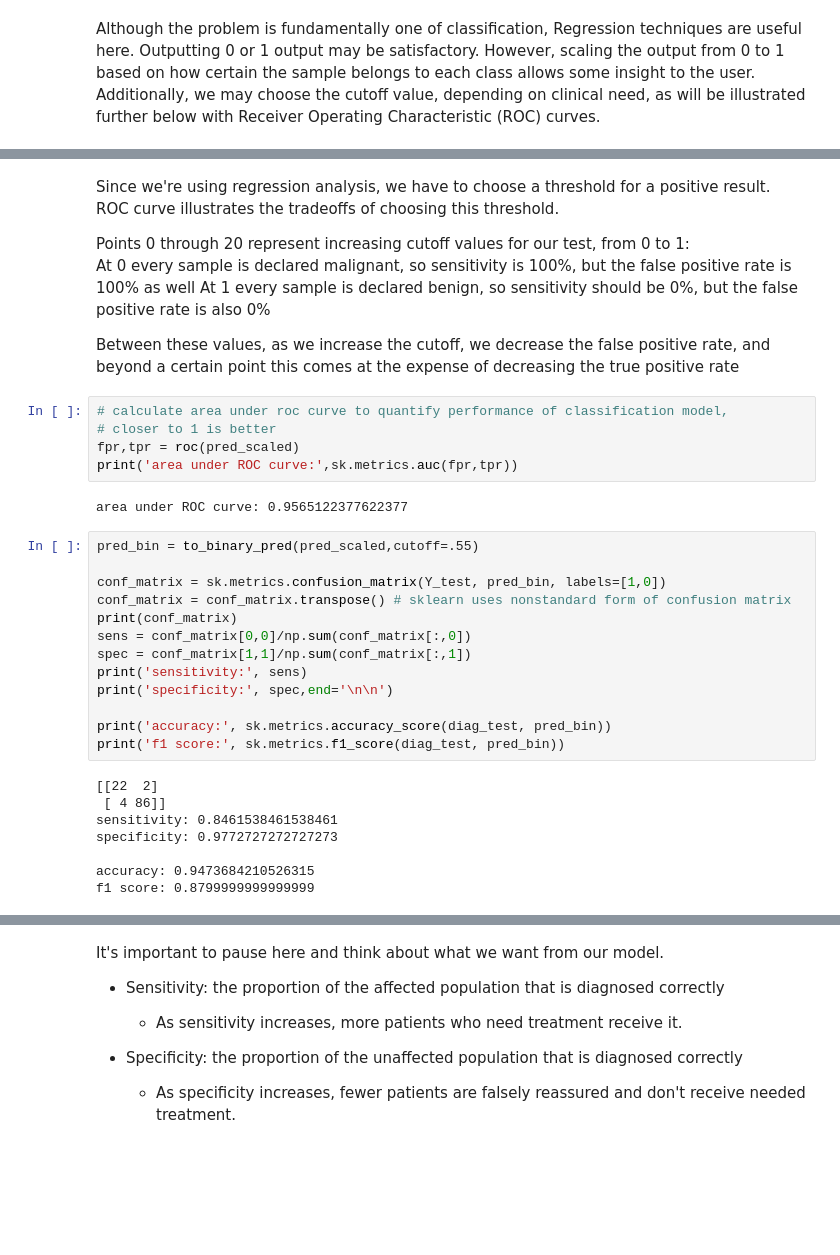
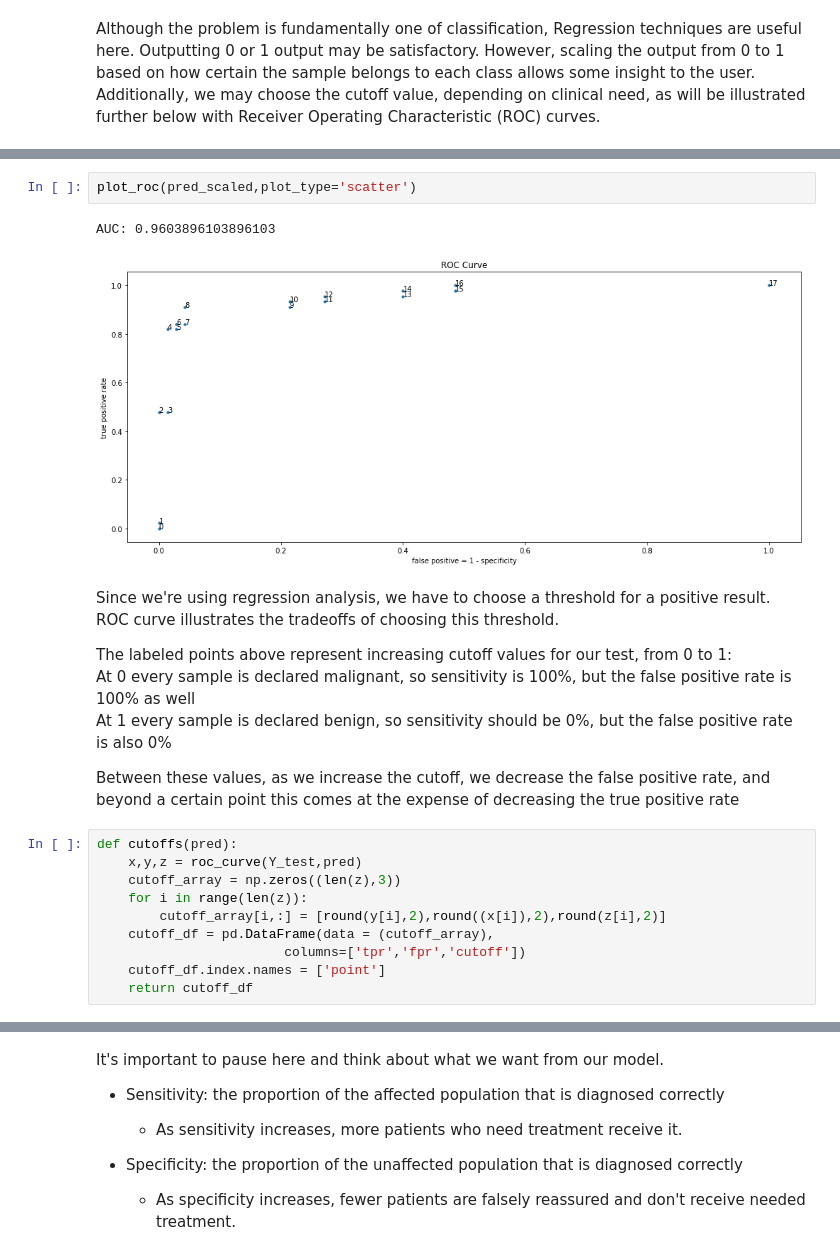
Before and after one commit to dalurie/Breast_Cancer_FNA, a Jupyter notebook: Breast_Cancer_FNA.ipynb, the cells around one changed output, grey strips where cells are left out. Saved outputs shown, nothing was run; the diff lists cells and outputs as text; blank space fills up the shorter version.

```diff
--- a/Breast_Cancer_FNA.ipynb
+++ b/Breast_Cancer_FNA.ipynb
@@ -406,38 +398,25 @@ plot_roc(pred_scaled,title="ROC Curve, SVM regressor")
+# %%
+plot_roc(pred_scaled,plot_type='scatter')
+# %% [output]
+AUC: 0.9603896103896103
+[figure, added]
 # %% [markdown]
 Since we're using regression analysis, we have to choose a threshold for a positive result.
 ROC curve illustrates the tradeoffs of choosing this threshold.
 
-Points 0 through 20 represent increasing cutoff values for our test, from 0 to 1:
+The labeled points above represent increasing cutoff values for our test, from 0 to 1:
 At 0 every sample is declared malignant, so sensitivity is 100%, but the false positive rate is 100% as well
 At 1 every sample is declared benign, so sensitivity should be 0%, but the false positive rate is also 0%
 
 Between these values, as we increase the cutoff, we decrease the false positive rate,
 and beyond a certain point this comes at the expense of decreasing the true positive rate
-# %%
-# calculate area under roc curve to quantify performance of classification model,
-# closer to 1 is better
-fpr,tpr = roc(pred_scaled)
-print('area under ROC curve:',sk.metrics.auc(fpr,tpr))
-# %% [output]
-area under ROC curve: 0.9565122377622377
-# %%
-pred_bin = to_binary_pred(pred_scaled,cutoff=.55)
-
-conf_matrix = sk.metrics.confusion_matrix(Y_test, pred_bin, labels=[1,0])
-conf_matrix = conf_matrix.transpose() # sklearn uses nonstandard form of confusion matrix
-print(conf_matrix)
-sens = conf_matrix[0,0]/np.sum(conf_matrix[:,0])
-spec = conf_matrix[1,1]/np.sum(conf_matrix[:,1])
-print('sensitivity:', sens)
-print('specificity:', spec,end='\n\n')
-
-print('accuracy:', sk.metrics.accuracy_score(diag_test, pred_bin))
-print('f1 score:', sk.metrics.f1_score(diag_test, pred_bin))
-# %% [output]
-[[22  2]
- [ 4 86]]
-sensitivity: 0.8461538461538461
-specificity: 0.9772727272727273
-
-accuracy: 0.9473684210526315
-f1 score: 0.8799999999999999
+# %%
+def cutoffs(pred):
+    x,y,z = roc_curve(Y_test,pred)
+    cutoff_array = np.zeros((len(z),3))
+    for i in range(len(z)):
+        cutoff_array[i,:] = [round(y[i],2),round((x[i]),2),round(z[i],2)]
+    cutoff_df = pd.DataFrame(data = (cutoff_array),
+                        columns=['tpr','fpr','cutoff'])
+    cutoff_df.index.names = ['point']
+    return cutoff_df
```
Also changed, not shown: parts of 44 cells of this notebook.
